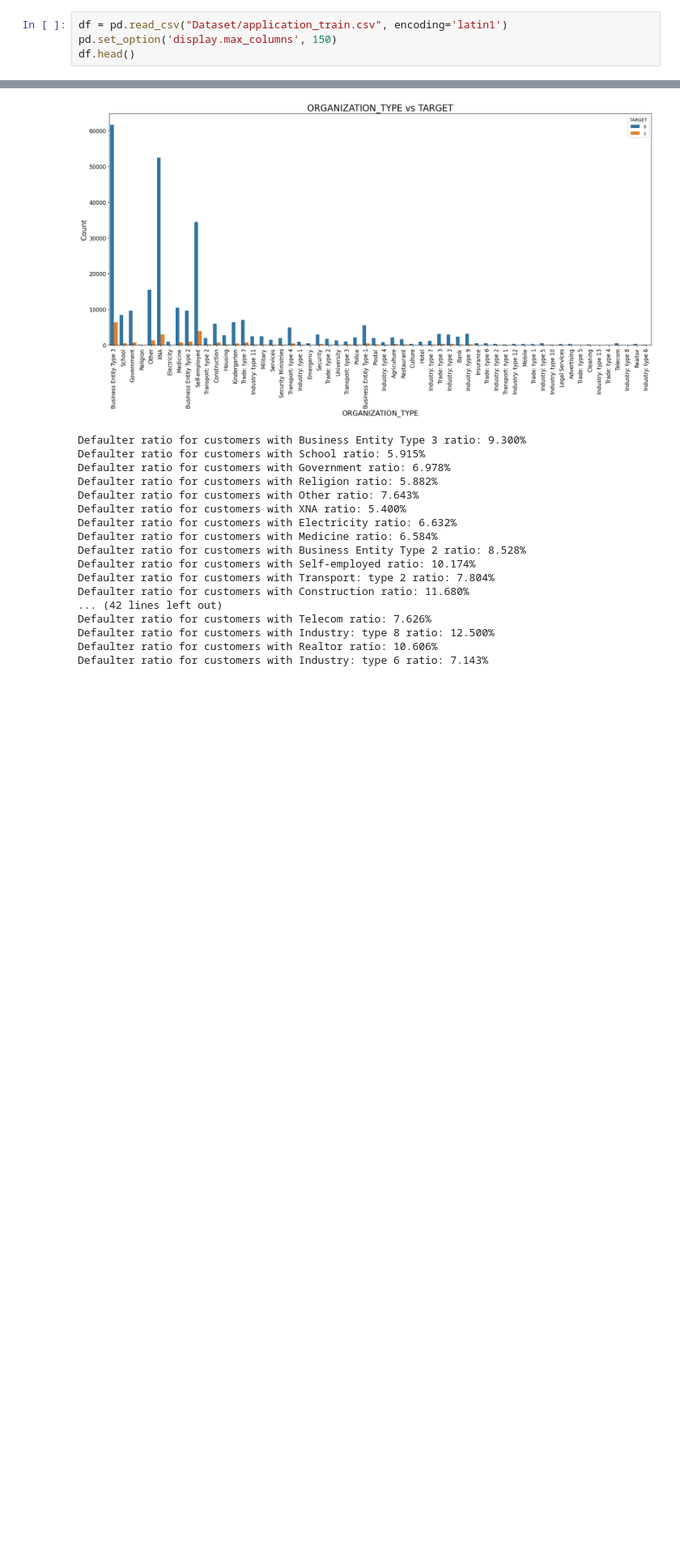
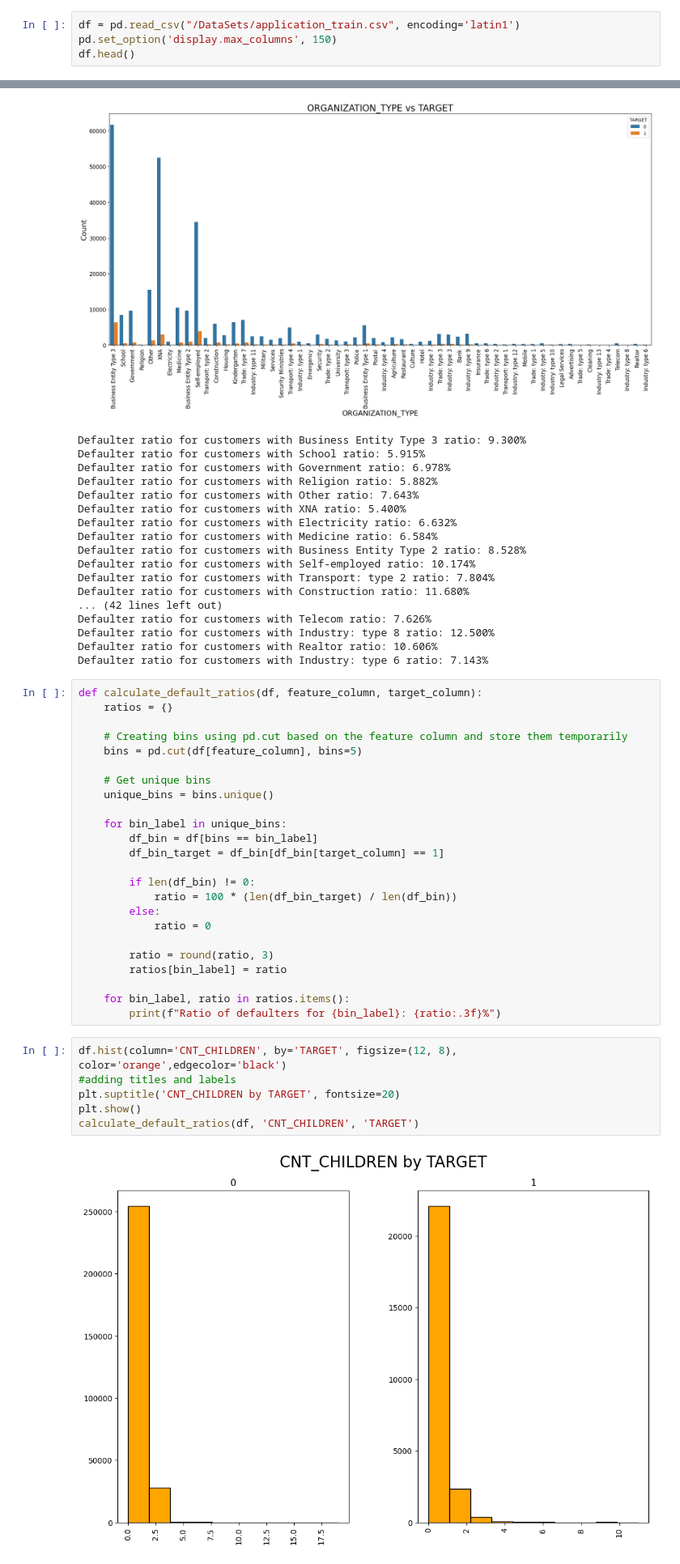
Before and after one commit to Shahidshaik5/Credit-Scoring-Model-Enhancing-Creditworthiness-Assessment-Using-Machine-Learning, a Jupyter notebook: Home_Credit_Default_Risk_Code.ipynb, the cells around one changed output, grey strips where cells are left out. Shown at 81% size. Drawn from its saved outputs; the diff is of its cells as text; blank space fills up the shorter version.

```diff
--- a/Home_Credit_Default_Risk_Code.ipynb
+++ b/Home_Credit_Default_Risk_Code.ipynb
@@ -4,7 +4,7 @@ import numpy as np
 import matplotlib.pyplot as plt
 import seaborn as sns
 # %%
-df = pd.read_csv("Dataset/application_train.csv", encoding='latin1')
+df = pd.read_csv("/DataSets/application_train.csv", encoding='latin1')
 pd.set_option('display.max_columns', 150)
 df.head()
 # %% [output]
@@ -346,3 +374,35 @@ Defaulter ratio for customers with Telecom ratio: 7.626%
 Defaulter ratio for customers with Industry: type 8 ratio: 12.500%
 Defaulter ratio for customers with Realtor ratio: 10.606%
 Defaulter ratio for customers with Industry: type 6 ratio: 7.143%
+# %%
+def calculate_default_ratios(df, feature_column, target_column):
+    ratios = {}
+
+    # Creating bins using pd.cut based on the feature column and store them temporarily
+    bins = pd.cut(df[feature_column], bins=5)
+
+    # Get unique bins
+    unique_bins = bins.unique()
+
+    for bin_label in unique_bins:
+        df_bin = df[bins == bin_label]
+        df_bin_target = df_bin[df_bin[target_column] == 1]
+
+        if len(df_bin) != 0:
+            ratio = 100 * (len(df_bin_target) / len(df_bin))
+        else:
+            ratio = 0
+
+        ratio = round(ratio, 3)
+        ratios[bin_label] = ratio
+
+    for bin_label, ratio in ratios.items():
+        print(f"Ratio of defaulters for {bin_label}: {ratio:.3f}%")
+# %%
+df.hist(column='CNT_CHILDREN', by='TARGET', figsize=(12, 8), color='orange',edgecolor='black')
+#adding titles and labels
+plt.suptitle('CNT_CHILDREN by TARGET', fontsize=20)
+plt.show()
+calculate_default_ratios(df, 'CNT_CHILDREN', 'TARGET')
+# %% [output]
+[figure, added]
```
Also changed, not shown: parts of 20 cells of this notebook.
